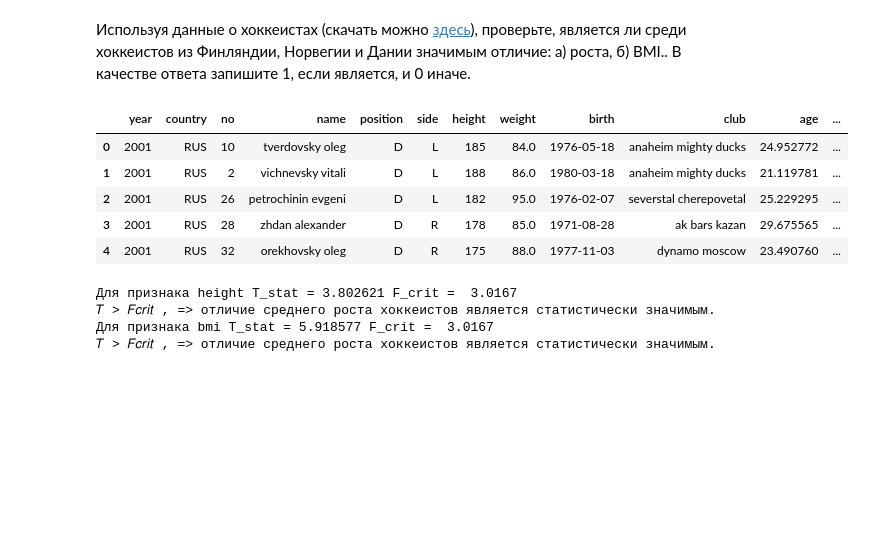
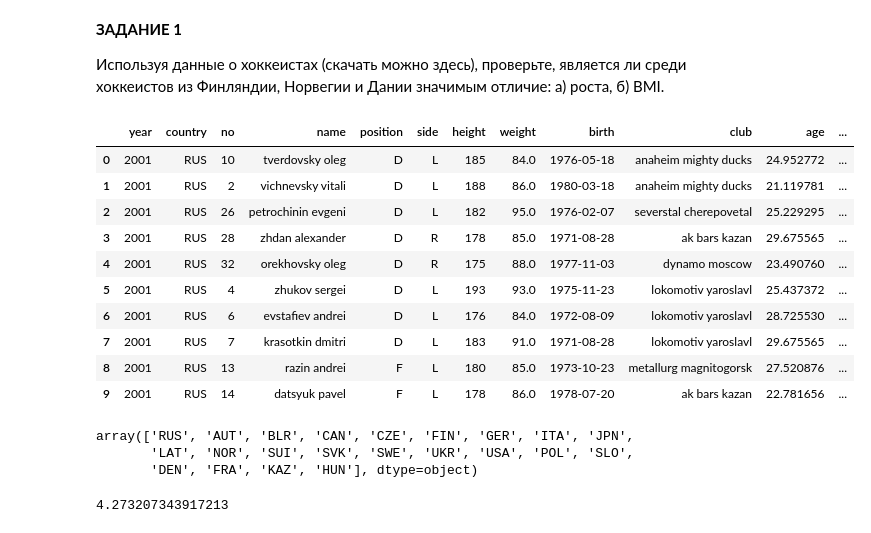
Before and after one commit to Kristina122/probability_theory, a Jupyter notebook: lesson_8.ipynb, the cells around one changed output. Drawn from its saved outputs; the diff is of its cells as text; code cells hidden in the pictures; blank space fills up the shorter version.

```diff
--- a/lesson_8.ipynb
+++ b/lesson_8.ipynb
@@ -6,2 +1,4 @@ from scipy import stats
 # %% [markdown]
-Используя данные о хоккеистах (скачать можно [здесь](https://habr.com/ru/post/301340/)), проверьте, является ли среди хоккеистов из Финляндии, Норвегии и Дании значимым отличие: а) роста, б) BMI.. В качестве ответа запишите 1, если является, и 0 иначе.
+**ЗАДАНИЕ 1**
+
+Используя данные о хоккеистах (скачать можно здесь), проверьте, является ли среди хоккеистов из Финляндии, Норвегии и Дании значимым отличие: а) роста, б) BMI.
@@ -8,10 +23,16 @@ from scipy import stats
 # %%
-df = pd.read_csv('../video_theory_prob/hockey_players.csv')
-df.head(5)
+df = pd.read_csv('hockey_players.csv', encoding='windows-1252')
+
+df.head(10)
 # %% [output]
 |  | year | country | no | name | position | side | height | weight | birth | club | age | ... |
 | 0 | 2001 | RUS | 10 | tverdovsky oleg | D | L | 185 | 84.0 | 1976-05-18 | anaheim mighty ducks | 24.952772 | ... |
 | 1 | 2001 | RUS | 2 | vichnevsky vitali | D | L | 188 | 86.0 | 1980-03-18 | anaheim mighty ducks | 21.119781 | ... |
 | 2 | 2001 | RUS | 26 | petrochinin evgeni | D | L | 182 | 95.0 | 1976-02-07 | severstal cherepovetal | 25.229295 | ... |
 | 3 | 2001 | RUS | 28 | zhdan alexander | D | R | 178 | 85.0 | 1971-08-28 | ak bars kazan | 29.675565 | ... |
 | 4 | 2001 | RUS | 32 | orekhovsky oleg | D | R | 175 | 88.0 | 1977-11-03 | dynamo moscow | 23.490760 | ... |
+| 5 | 2001 | RUS | 4 | zhukov sergei | D | L | 193 | 93.0 | 1975-11-23 | lokomotiv yaroslavl | 25.437372 | ... |
+| 6 | 2001 | RUS | 6 | evstafiev andrei | D | L | 176 | 84.0 | 1972-08-09 | lokomotiv yaroslavl | 28.725530 | ... |
+| 7 | 2001 | RUS | 7 | krasotkin dmitri | D | L | 183 | 91.0 | 1971-08-28 | lokomotiv yaroslavl | 29.675565 | ... |
+| 8 | 2001 | RUS | 13 | razin andrei | F | L | 180 | 85.0 | 1973-10-23 | metallurg magnitogorsk | 27.520876 | ... |
+| 9 | 2001 | RUS | 14 | datsyuk pavel | F | L | 178 | 86.0 | 1978-07-20 | ak bars kazan | 22.781656 | ... |
@@ -20,30 +39,6 @@ df = df.drop_duplicates(subset=['name', 'birth'], keep='last')
-# %%
-q = ['height', 'bmi']
-countries = ['FIN', 'NOR', 'DEN']
-
-alpha = 0.05
-
-
-for i in q:
-    ys = [df.loc[df['country'] == country, i] for country in countries]
-    y = np.concatenate(ys)
-    ss_b = sum((yi.mean() - y.mean()) ** 2 * yi.size for yi in ys)
-    ss_w = sum(((yi - yi.mean()) ** 2).sum() for yi in ys)
-
-    sigma_b = ss_b / (len(ys) - 1)
-    sigma_w = ss_w / (y.size - len(ys))
-
-    T_stat = sigma_b / sigma_w
-    F_crit = stats.f.ppf(1 - alpha, (len(ys) - 1), (y.size - len(ys)))
-
-    if T_stat > F_crit:
-        print('Для признака', i, 'T_stat =', round(T_stat, 6), 'F_crit = ', round(F_crit, 6), '\n'
-              '𝑇 > 𝐹𝑐𝑟𝑖𝑡 , => отличие среднего роста хоккеистов является статистически значимым.')
-    else:
-        print('Для признака', i, 'T_stat =', round(T_stat, 6), 'F_crit = ', round(F_crit, 6) , '\n'
-              '𝑇 <= 𝐹𝑐𝑟𝑖𝑡 , => отличие среднего роста хоккеистов не является статистически значимым.')
-# %% [output]
-Для признака height T_stat = 3.802621 F_crit =  3.0167
-𝑇 > 𝐹𝑐𝑟𝑖𝑡 , => отличие среднего роста хоккеистов является статистически значимым.
-Для признака bmi T_stat = 5.918577 F_crit =  3.0167
-𝑇 > 𝐹𝑐𝑟𝑖𝑡 , => отличие среднего роста хоккеистов является статистически значимым.
+# %%
+df['country'].unique()
+# %% [output]
+array(['RUS', 'AUT', 'BLR', 'CAN', 'CZE', 'FIN', 'GER', 'ITA', 'JPN',
+       'LAT', 'NOR', 'SUI', 'SVK', 'SWE', 'UKR', 'USA', 'POL', 'SLO',
+       'DEN', 'FRA', 'KAZ', 'HUN'], dtype=object)
@@ -49,0 +47,7 @@ for i in q:
+# %%
+ys = [df.loc[df['country'] == country, 'height'] for country in countries]
+
+F = anova(*ys)
+F
+# %% [output]
+4.273207343917213
```
Also changed, not shown: parts of 31 cells of this notebook.
